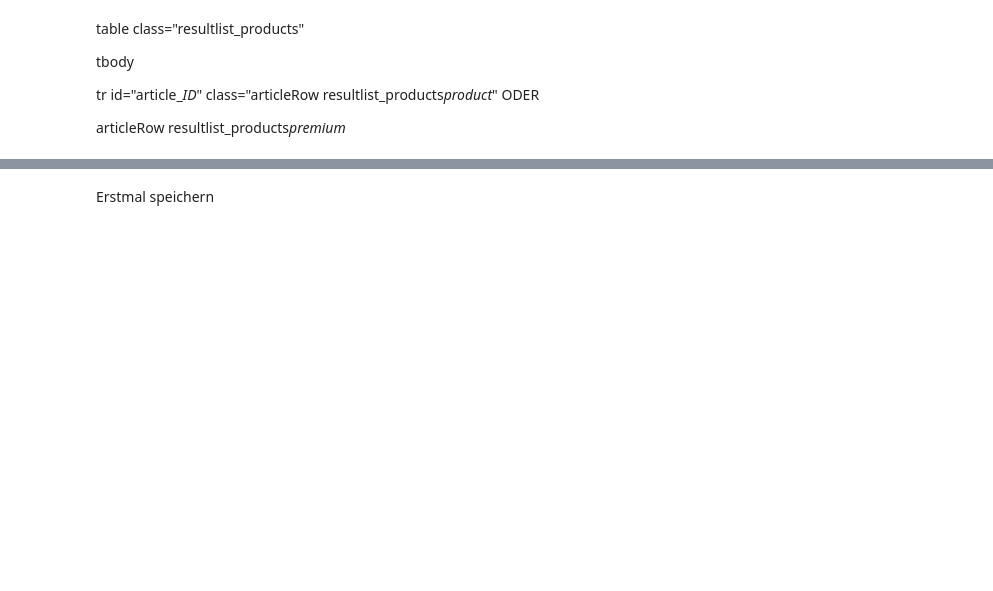
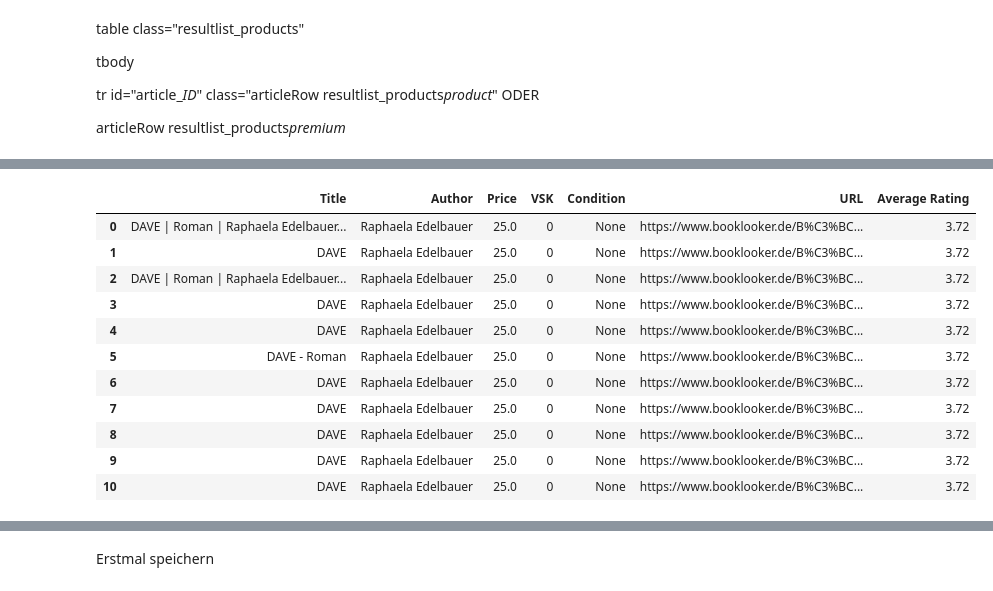
Before and after one commit to simon376/goodreads_booklooker, a Jupyter notebook: goodreads_booklooker.ipynb, the cells around one changed output, grey strips where cells are left out. Cells and saved outputs as stored; diff of their text form; code cells hidden in the pictures; blank space fills up the shorter version.

```diff
--- a/goodreads_booklooker.ipynb
+++ b/goodreads_booklooker.ipynb
@@ -183,3 +232,6 @@ def get_soup(url):
     page = requests.get(url)
     soup = BeautifulSoup(page.content.decode('utf-8', 'ignore'))
     return soup
+# %%
+import re
+non_decimal = re.compile(r'[^\d.]+')
@@ -224,7 +293,9 @@ def get_booklooker_results(soup, limit=10, as_df=False):
 def get_sales_info_df(df, limit=10, as_df=True):
     url = build_booklooker_url(**df)
     soup = get_soup(url)
-    search_results = get_booklooker_results(soup, limit=limit, as_df=as_df)
+    search_results = get_booklooker_results(soup, limit=limit, as_df=as_df, rating=df['Average Rating'])
+    if len(search_results) < 1:
+        print(f"no search results found for {df['Title']}, ISBN: {df['ISBN']}")
     if as_df:
         return search_results
     else:
@@ -242,10 +313,8 @@ def get_sales_info(title, isbn, isbn13, limit=10, as_df=True):
     search_results = get_booklooker_results(soup, limit=limit, as_df=as_df)
     return np.array(search_results)
 # %%
-from tqdm import tqdm
 # sales_info = []
-my_df = to_read_2021.iloc[:20]
-from tqdm import tqdm
+my_df = to_read_2021.iloc[:TOTAL_NUMBER]
 # Create and register a new `tqdm` instance with `pandas`
 # (can use tqdm_gui, optional kwargs, etc.)
 tqdm.pandas()
@@ -256,0 +342,15 @@ ISBN not found, using: Katharina Nocun: Die Daten, die ich rief: Wie wir unsere
+# %%
+sales_infos.iloc[7]
+# %% [output]
+|  | Title | Author | Price | VSK | Condition | URL | Average Rating |
+| 0 | DAVE | Roman | Raphaela Edelbauer... | Raphaela Edelbauer | 25.0 | 0 | None | https://www.booklooker.de/B%C3%BC... | 3.72 |
+| 1 | DAVE | Raphaela Edelbauer | 25.0 | 0 | None | https://www.booklooker.de/B%C3%BC... | 3.72 |
+| 2 | DAVE | Roman | Raphaela Edelbauer... | Raphaela Edelbauer | 25.0 | 0 | None | https://www.booklooker.de/B%C3%BC... | 3.72 |
+| 3 | DAVE | Raphaela Edelbauer | 25.0 | 0 | None | https://www.booklooker.de/B%C3%BC... | 3.72 |
+| 4 | DAVE | Raphaela Edelbauer | 25.0 | 0 | None | https://www.booklooker.de/B%C3%BC... | 3.72 |
+| 5 | DAVE - Roman | Raphaela Edelbauer | 25.0 | 0 | None | https://www.booklooker.de/B%C3%BC... | 3.72 |
+| 6 | DAVE | Raphaela Edelbauer | 25.0 | 0 | None | https://www.booklooker.de/B%C3%BC... | 3.72 |
+| 7 | DAVE | Raphaela Edelbauer | 25.0 | 0 | None | https://www.booklooker.de/B%C3%BC... | 3.72 |
+| 8 | DAVE | Raphaela Edelbauer | 25.0 | 0 | None | https://www.booklooker.de/B%C3%BC... | 3.72 |
+| 9 | DAVE | Raphaela Edelbauer | 25.0 | 0 | None | https://www.booklooker.de/B%C3%BC... | 3.72 |
+| 10 | DAVE | Raphaela Edelbauer | 25.0 | 0 | None | https://www.booklooker.de/B%C3%BC... | 3.72 |
```
Also changed, not shown: parts of 86 cells of this notebook, 2 other files.
